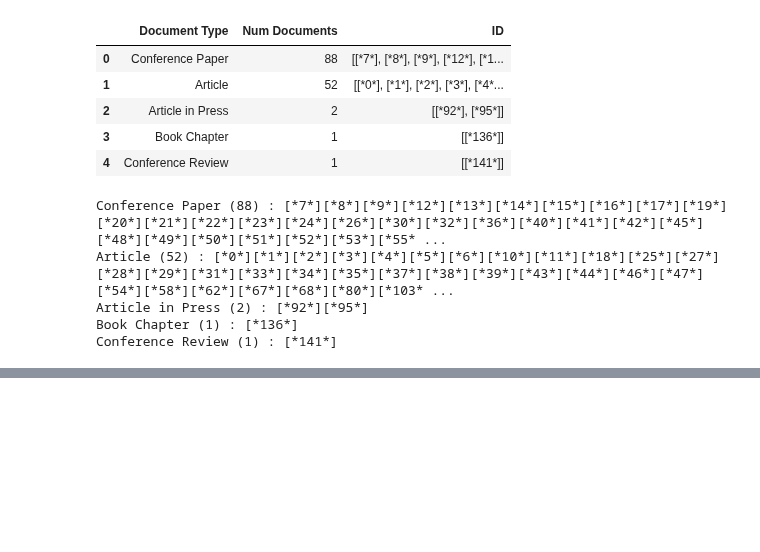
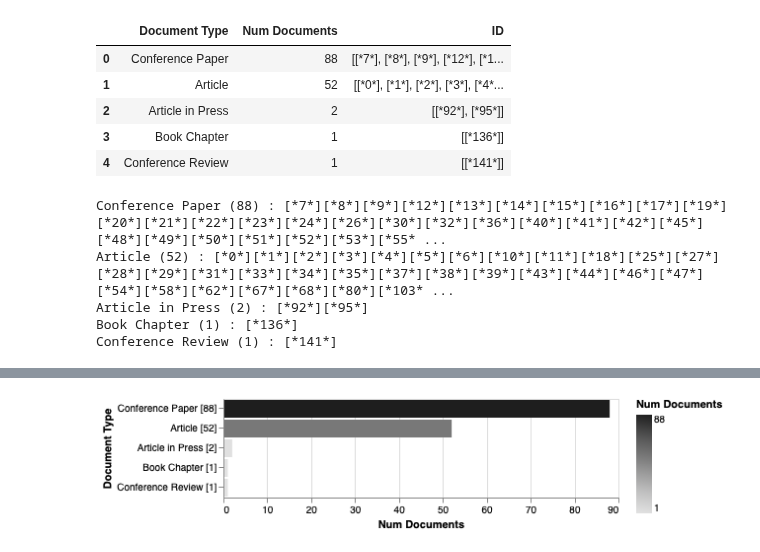
Before and after one commit to jdvelasq/techminer-old-deprecated, a Jupyter notebook: guide/tutorial/11-documents-by-terms.ipynb, the cells around one changed output, grey strips where cells are left out. Cells and saved outputs as stored; diff of their text form; code cells hidden in the pictures; blank space fills up the shorter version.

```diff
--- a/guide/tutorial/11-documents-by-terms.ipynb
+++ b/guide/tutorial/11-documents-by-terms.ipynb
@@ -29 +33,5 @@ Conference Review (1) : [*141*]
+# %%
+rdf.documents_by_terms('Document Type').barhplot('altair')
+# %% [output]
+[figure, added]
 # %%
```
Also changed, not shown: parts of 2 cells of this notebook, 2 other files.
